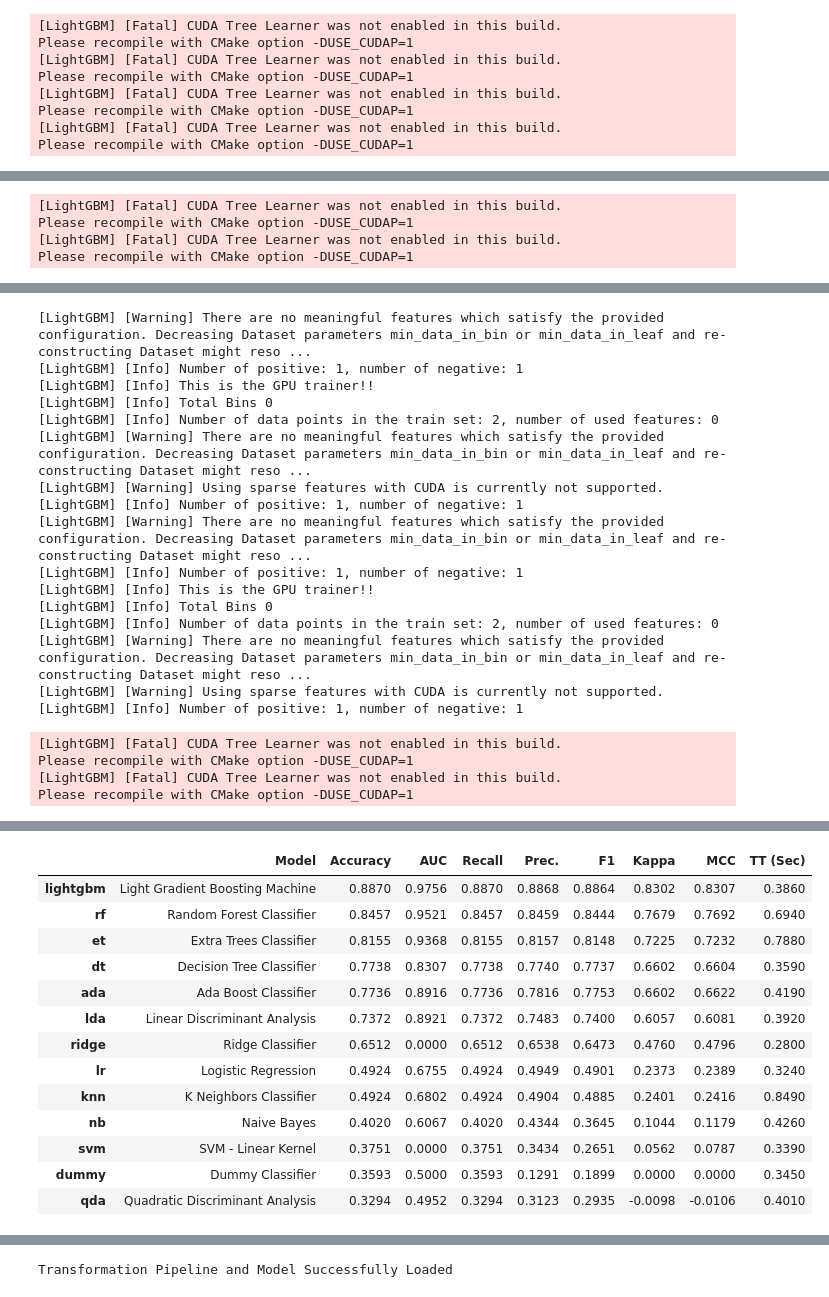
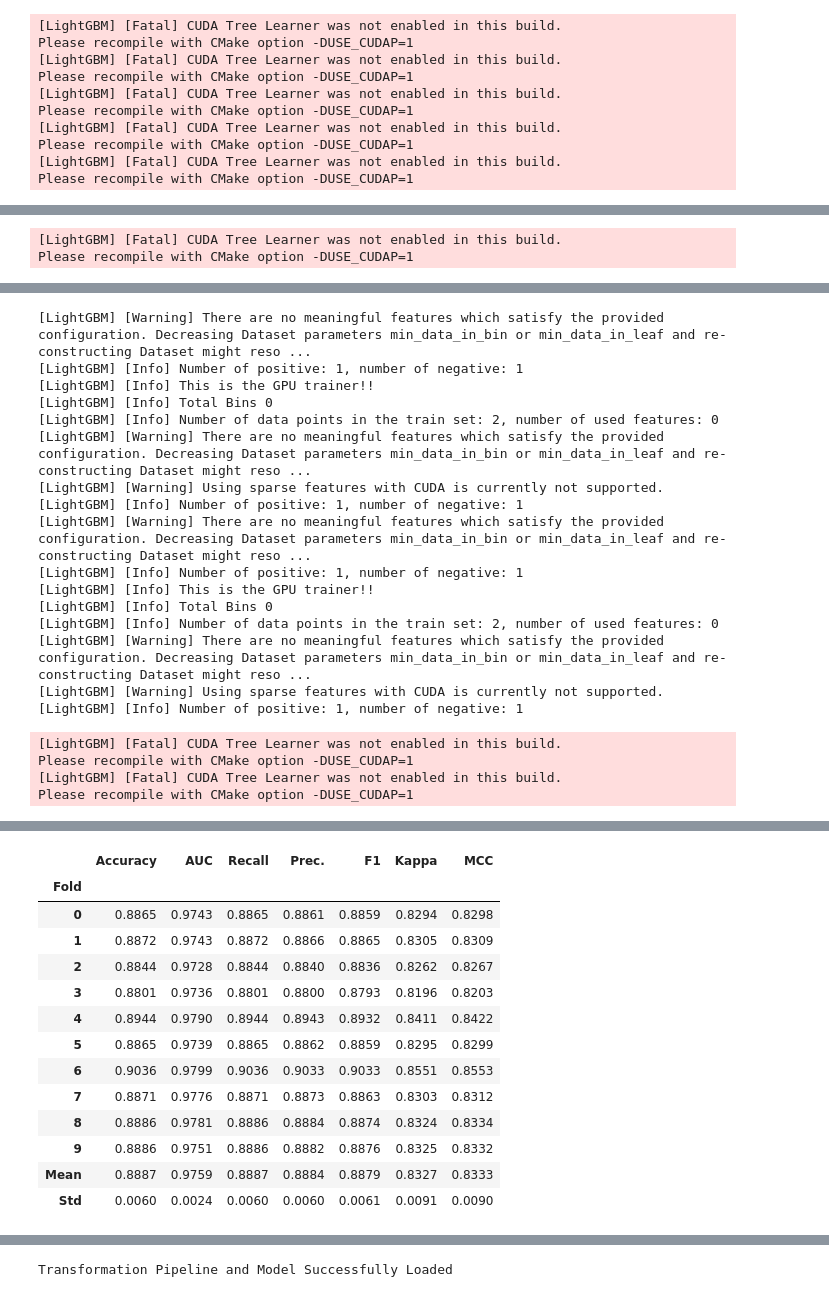
Before and after one commit to henokali1/trdr, a Jupyter notebook: ml/pycaret_classification.ipynb, the cells around one changed output, grey strips where cells are left out. Drawn from its saved outputs; the diff is of its cells as text; code cells hidden in the pictures.

```diff
--- a/ml/pycaret_classification.ipynb
+++ b/ml/pycaret_classification.ipynb
@@ -2,6 +2,7 @@
 import pandas as pd
 from pycaret.classification import *
 from pycaret.classification import ClassificationExperiment
+from lightgbm import LGBMClassifier
 exp = ClassificationExperiment()
 
 
@@ -12,7 +13,8 @@ data = data.sample(frac = 1)
 data.head()
 
 s = setup(data, target = 'signal', session_id = 123, use_gpu=True)
-best = compare_models(exclude=['gbc'])
+# best = compare_models(include=['lightgbm', 'rf'], exclude=['gbc'])
+best = create_model(LGBMClassifier())
 # %% [output]
 [LightGBM] [Warning] There are no meaningful features which satisfy the provided configuration. Decreasing Dataset parameters min_data_in_bin or min_data_in_leaf and re-constructing Dataset might reso ...
 [LightGBM] [Info] Number of positive: 1, number of negative: 1
@@ -39,6 +41,8 @@ Please recompile with CMake option -DUSE_CUDAP=1
 Please recompile with CMake option -DUSE_CUDAP=1
 [LightGBM] [Fatal] CUDA Tree Learner was not enabled in this build.
 Please recompile with CMake option -DUSE_CUDAP=1
+[LightGBM] [Fatal] CUDA Tree Learner was not enabled in this build.
+Please recompile with CMake option -DUSE_CUDAP=1
 [LightGBM] [Warning] There are no meaningful features which satisfy the provided configuration. Decreasing Dataset parameters min_data_in_bin or min_data_in_leaf and re-constructing Dataset might reso ...
 [LightGBM] [Info] Number of positive: 1, number of negative: 1
 [LightGBM] [Info] This is the GPU trainer!!
@@ -58,7 +54,5 @@ Please recompile with CMake option -DUSE_CUDAP=1
 [LightGBM] [Fatal] CUDA Tree Learner was not enabled in this build.
 Please recompile with CMake option -DUSE_CUDAP=1
-[LightGBM] [Fatal] CUDA Tree Learner was not enabled in this build.
-Please recompile with CMake option -DUSE_CUDAP=1
 |  | Description | Value |
 | 0 | Session id | 123 |
 | 1 | Target | signal |
@@ -79,35 +73,35 @@ Please recompile with CMake option -DUSE_CUDAP=1
 [LightGBM] [Warning] There are no meaningful features which satisfy the provided configuration. Decreasing Dataset parameters min_data_in_bin or min_data_in_leaf and re-constructing Dataset might reso ...
 [LightGBM] [Info] Number of positive: 1, number of negative: 1
 [LightGBM] [Info] This is the GPU trainer!!
 [LightGBM] [Info] Total Bins 0
 [LightGBM] [Info] Number of data points in the train set: 2, number of used features: 0
 [LightGBM] [Warning] There are no meaningful features which satisfy the provided configuration. Decreasing Dataset parameters min_data_in_bin or min_data_in_leaf and re-constructing Dataset might reso ...
 [LightGBM] [Warning] Using sparse features with CUDA is currently not supported.
 [LightGBM] [Info] Number of positive: 1, number of negative: 1
 [LightGBM] [Warning] There are no meaningful features which satisfy the provided configuration. Decreasing Dataset parameters min_data_in_bin or min_data_in_leaf and re-constructing Dataset might reso ...
 [LightGBM] [Info] Number of positive: 1, number of negative: 1
 [LightGBM] [Info] This is the GPU trainer!!
 [LightGBM] [Info] Total Bins 0
 [LightGBM] [Info] Number of data points in the train set: 2, number of used features: 0
 [LightGBM] [Warning] There are no meaningful features which satisfy the provided configuration. Decreasing Dataset parameters min_data_in_bin or min_data_in_leaf and re-constructing Dataset might reso ...
 [LightGBM] [Warning] Using sparse features with CUDA is currently not supported.
 [LightGBM] [Info] Number of positive: 1, number of negative: 1
 [LightGBM] [Fatal] CUDA Tree Learner was not enabled in this build.
 Please recompile with CMake option -DUSE_CUDAP=1
 [LightGBM] [Fatal] CUDA Tree Learner was not enabled in this build.
 Please recompile with CMake option -DUSE_CUDAP=1
 [interactive output not drawn]
-|  | Model | Accuracy | AUC | Recall | Prec. | F1 | Kappa | MCC | TT (Sec) |
-| lightgbm | Light Gradient Boosting Machine | 0.8870 | 0.9756 | 0.8870 | 0.8868 | 0.8864 | 0.8302 | 0.8307 | 0.3860 |
-| rf | Random Forest Classifier | 0.8457 | 0.9521 | 0.8457 | 0.8459 | 0.8444 | 0.7679 | 0.7692 | 0.6940 |
-| et | Extra Trees Classifier | 0.8155 | 0.9368 | 0.8155 | 0.8157 | 0.8148 | 0.7225 | 0.7232 | 0.7880 |
-| dt | Decision Tree Classifier | 0.7738 | 0.8307 | 0.7738 | 0.7740 | 0.7737 | 0.6602 | 0.6604 | 0.3590 |
-| ada | Ada Boost Classifier | 0.7736 | 0.8916 | 0.7736 | 0.7816 | 0.7753 | 0.6602 | 0.6622 | 0.4190 |
-| lda | Linear Discriminant Analysis | 0.7372 | 0.8921 | 0.7372 | 0.7483 | 0.7400 | 0.6057 | 0.6081 | 0.3920 |
-| ridge | Ridge Classifier | 0.6512 | 0.0000 | 0.6512 | 0.6538 | 0.6473 | 0.4760 | 0.4796 | 0.2800 |
-| lr | Logistic Regression | 0.4924 | 0.6755 | 0.4924 | 0.4949 | 0.4901 | 0.2373 | 0.2389 | 0.3240 |
-| knn | K Neighbors Classifier | 0.4924 | 0.6802 | 0.4924 | 0.4904 | 0.4885 | 0.2401 | 0.2416 | 0.8490 |
-| nb | Naive Bayes | 0.4020 | 0.6067 | 0.4020 | 0.4344 | 0.3645 | 0.1044 | 0.1179 | 0.4260 |
-| svm | SVM - Linear Kernel | 0.3751 | 0.0000 | 0.3751 | 0.3434 | 0.2651 | 0.0562 | 0.0787 | 0.3390 |
-| dummy | Dummy Classifier | 0.3593 | 0.5000 | 0.3593 | 0.1291 | 0.1899 | 0.0000 | 0.0000 | 0.3450 |
-| qda | Quadratic Discriminant Analysis | 0.3294 | 0.4952 | 0.3294 | 0.3123 | 0.2935 | -0.0098 | -0.0106 | 0.4010 |
+|  | Accuracy | AUC | Recall | Prec. | F1 | Kappa | MCC |
+| Fold |  |  |  |  |  |  |  |
+| 0 | 0.8865 | 0.9743 | 0.8865 | 0.8861 | 0.8859 | 0.8294 | 0.8298 |
+| 1 | 0.8872 | 0.9743 | 0.8872 | 0.8866 | 0.8865 | 0.8305 | 0.8309 |
+| 2 | 0.8844 | 0.9728 | 0.8844 | 0.8840 | 0.8836 | 0.8262 | 0.8267 |
+| 3 | 0.8801 | 0.9736 | 0.8801 | 0.8800 | 0.8793 | 0.8196 | 0.8203 |
+| 4 | 0.8944 | 0.9790 | 0.8944 | 0.8943 | 0.8932 | 0.8411 | 0.8422 |
+| 5 | 0.8865 | 0.9739 | 0.8865 | 0.8862 | 0.8859 | 0.8295 | 0.8299 |
+| 6 | 0.9036 | 0.9799 | 0.9036 | 0.9033 | 0.9033 | 0.8551 | 0.8553 |
+| 7 | 0.8871 | 0.9776 | 0.8871 | 0.8873 | 0.8863 | 0.8303 | 0.8312 |
+| 8 | 0.8886 | 0.9781 | 0.8886 | 0.8884 | 0.8874 | 0.8324 | 0.8334 |
+| 9 | 0.8886 | 0.9751 | 0.8886 | 0.8882 | 0.8876 | 0.8325 | 0.8332 |
+| Mean | 0.8887 | 0.9759 | 0.8887 | 0.8884 | 0.8879 | 0.8327 | 0.8333 |
+| Std | 0.0060 | 0.0024 | 0.0060 | 0.0060 | 0.0061 | 0.0091 | 0.0090 |
```
Also changed, not shown: parts of 19 cells of this notebook, 4 other files.
